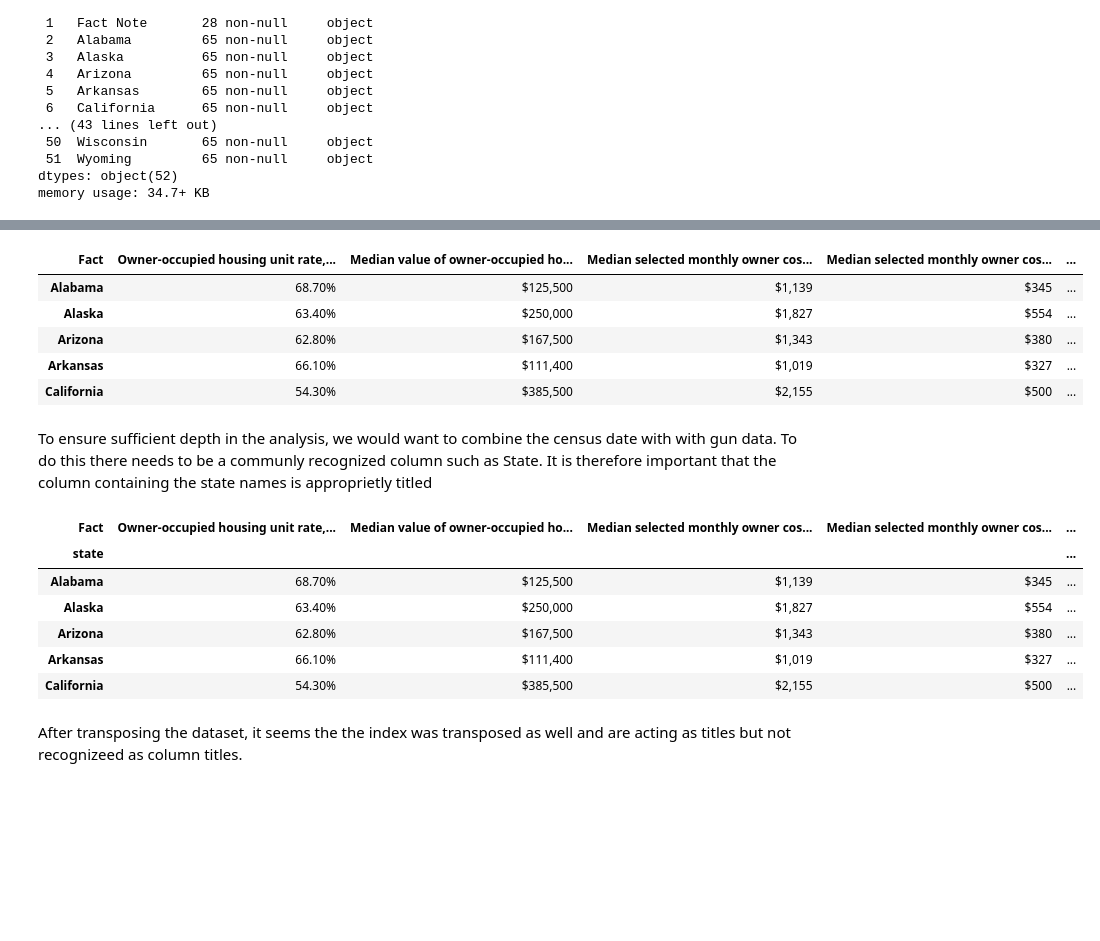
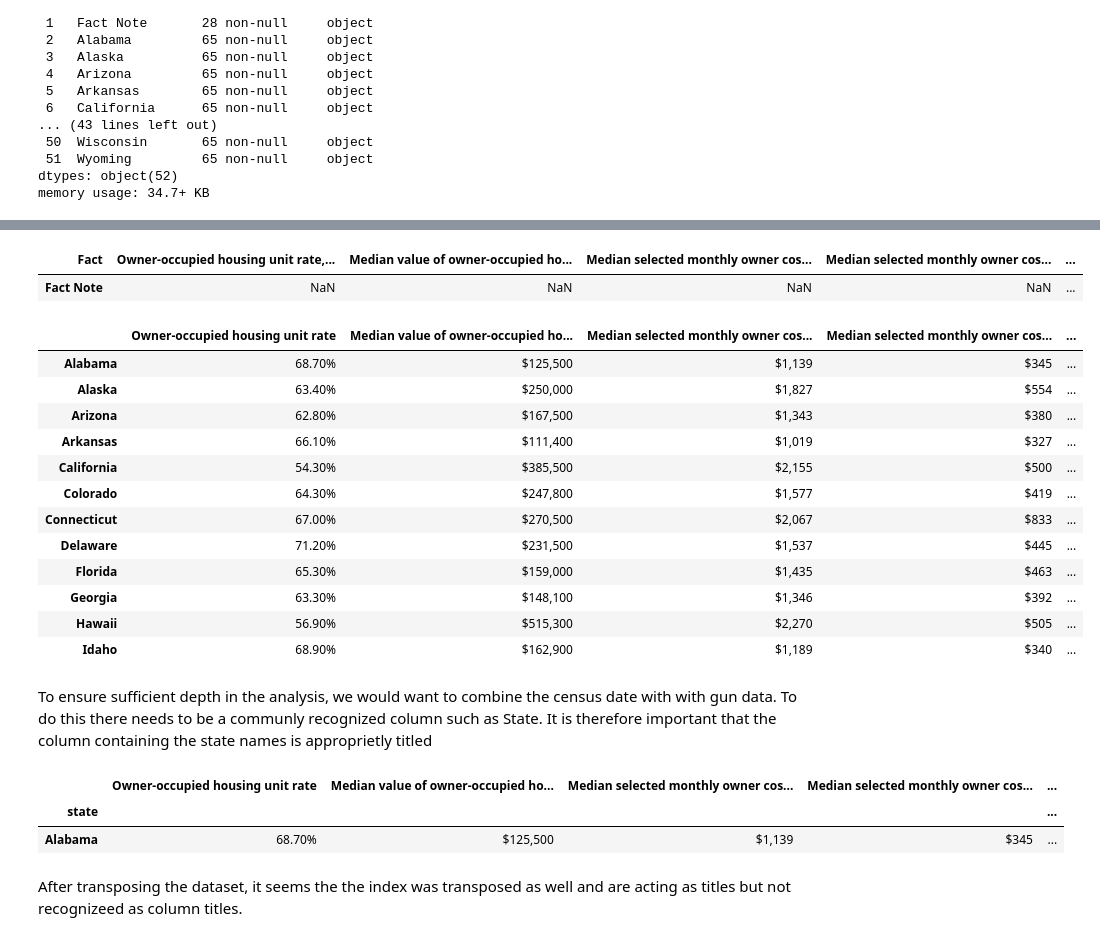
Before and after one commit to chloecongourdeau/data-investigation, a Jupyter notebook: gun-data-investigation.ipynb, the cells around one changed output, grey strips where cells are left out. Drawn from its saved outputs; the diff is of its cells as text; code cells hidden in the pictures; blank space fills up the shorter version.

```diff
--- a/gun-data-investigation.ipynb
+++ b/gun-data-investigation.ipynb
@@ -216,28 +254,52 @@ census_data_subset_df.head()
+# %%
+new_labels = list(census_data_subset_df.columns)
+new_labels[8] ='Per capita income in past 12 months'
+census_data_subset_df.columns = new_labels
+# %%
+new_labels = list(census_data_subset_df.columns)
+new_labels[9] ='Persons in poverty, percent'
+census_data_subset_df.columns = new_labels
+# %%
+new_labels = list(census_data_subset_df.columns)
+new_labels[10] ='Total employment'
+census_data_subset_df.columns = new_labels
+# %%
+new_labels = list(census_data_subset_df.columns)
+new_labels[11] ='Total employment, percent change'
+census_data_subset_df.columns = new_labels
+# %%
+census_data_subset_df.head(1)
+# %% [output]
+| Fact | Owner-occupied housing unit rate,... | Median value of owner-occupied ho... | Median selected monthly owner cos... | Median selected monthly owner cos... | ... |
+| Fact Note | NaN | NaN | NaN | NaN | ... |
 # %%
 #drop unecessary row
 census_subset_df = census_data_subset_df.drop('Fact Note')
-census_subset_df.head()
+census_subset_df.head(12)
 # %% [output]
-| Fact | Owner-occupied housing unit rate,... | Median value of owner-occupied ho... | Median selected monthly owner cos... | Median selected monthly owner cos... | ... |
+|  | Owner-occupied housing unit rate | Median value of owner-occupied ho... | Median selected monthly owner cos... | Median selected monthly owner cos... | ... |
 | Alabama | 68.70% | $125,500 | $1,139 | $345 | ... |
 | Alaska | 63.40% | $250,000 | $1,827 | $554 | ... |
 | Arizona | 62.80% | $167,500 | $1,343 | $380 | ... |
 | Arkansas | 66.10% | $111,400 | $1,019 | $327 | ... |
 | California | 54.30% | $385,500 | $2,155 | $500 | ... |
+| Colorado | 64.30% | $247,800 | $1,577 | $419 | ... |
+| Connecticut | 67.00% | $270,500 | $2,067 | $833 | ... |
+| Delaware | 71.20% | $231,500 | $1,537 | $445 | ... |
+| Florida | 65.30% | $159,000 | $1,435 | $463 | ... |
+| Georgia | 63.30% | $148,100 | $1,346 | $392 | ... |
+| Hawaii | 56.90% | $515,300 | $2,270 | $505 | ... |
+| Idaho | 68.90% | $162,900 | $1,189 | $340 | ... |
 # %% [markdown]
 To ensure sufficient depth in the analysis, we would want to combine the census date with with gun data. To do this there needs to be a communly recognized column such as State. It is therefore important that the column containing the state names is approprietly titled
 # %%
 #include column title for 'state'
 census_subset_df.index.name = 'state'
-census_subset_df.head()
+census_subset_df.head(1)
 # %% [output]
-| Fact | Owner-occupied housing unit rate,... | Median value of owner-occupied ho... | Median selected monthly owner cos... | Median selected monthly owner cos... | ... |
+|  | Owner-occupied housing unit rate | Median value of owner-occupied ho... | Median selected monthly owner cos... | Median selected monthly owner cos... | ... |
 | state |  |  |  |  | ... |
 | Alabama | 68.70% | $125,500 | $1,139 | $345 | ... |
-| Alaska | 63.40% | $250,000 | $1,827 | $554 | ... |
-| Arizona | 62.80% | $167,500 | $1,343 | $380 | ... |
-| Arkansas | 66.10% | $111,400 | $1,019 | $327 | ... |
-| California | 54.30% | $385,500 | $2,155 | $500 | ... |
 # %% [markdown]
 After transposing the dataset, it seems the the index was transposed as well and are acting as titles but not recognizeed as column titles.
 # %%
```
Also changed, not shown: parts of 57 cells of this notebook, 1 other file.
